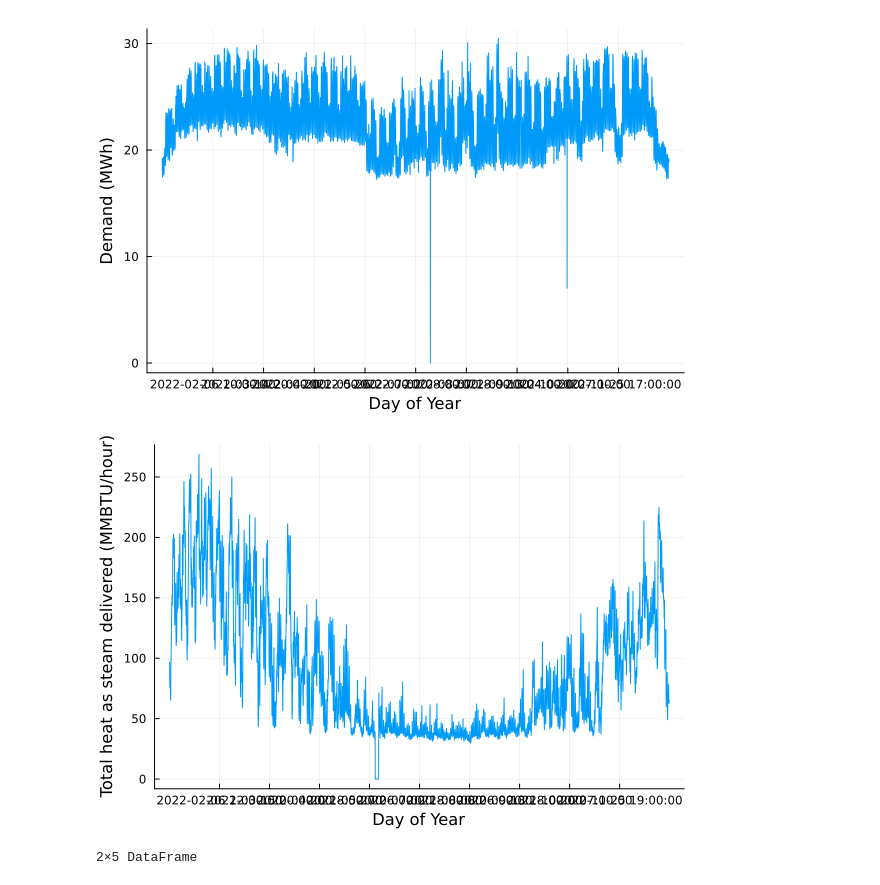
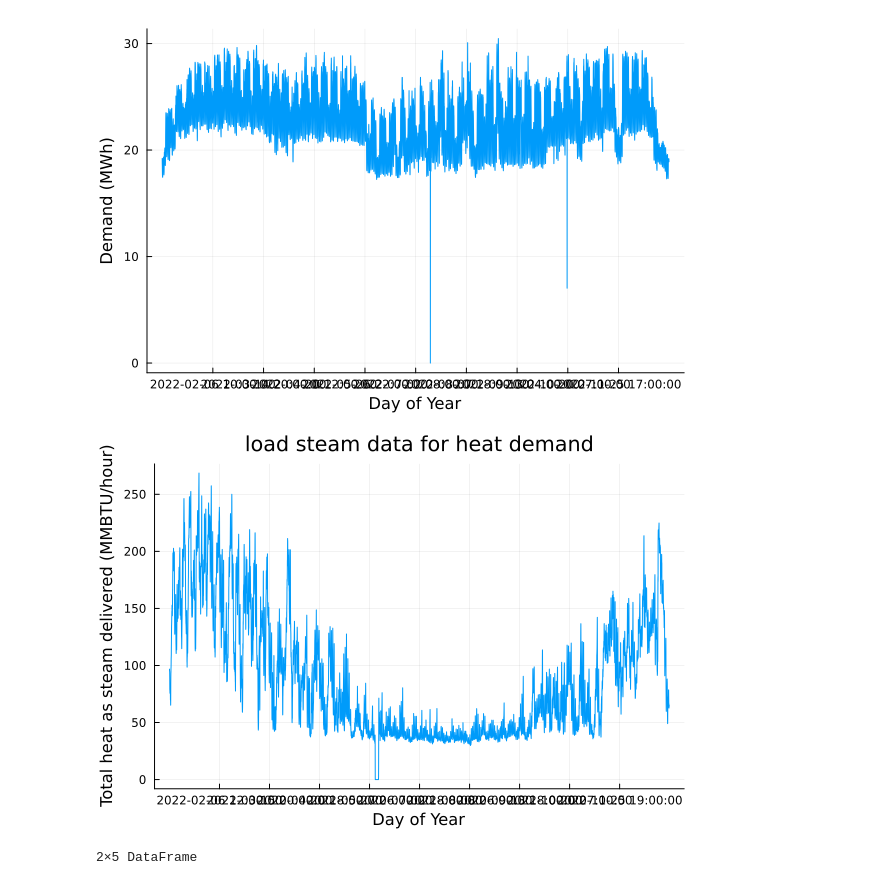
Before and after one commit to BEE4750-FA24/FP-Group6, a Jupyter notebook: Cornell_CHP_Project.ipynb, the cells around one changed output. Drawn from its saved outputs; the diff is of its cells as text; code cells hidden in the pictures.

```diff
--- a/Cornell_CHP_Project.ipynb
+++ b/Cornell_CHP_Project.ipynb
@@ -50,19 +50,19 @@ plot(edemand.Date, edemand.edemand, xlabel="Day of Year", ylabel="Demand (MWh)",
 # %% [output]
 [figure]
 # %%
-# load the data, pull Zone C, and reformat the DataFrame
+# load steam data for heat demand
 CU_hdemand = DataFrame(CSV.File("data/Cornell_steam_data.csv"))
 rename!(CU_hdemand, :"slottime_GMT" => :Date)
 hdemand = CU_hdemand[:, [:Date, :slotavg]]
 rename!(hdemand, :slotavg => :hdemand)
 
 # Converting to units of MMBTU of heat produced (before distribution losses)
 hdemand.hdemand = hdemand.hdemand*0.001194
 # demand[:, :Hour] = 1:nrow(demand)
 
 # plot demand
-plot(hdemand.Date, hdemand.hdemand, xlabel="Day of Year", ylabel="Total heat as steam delivered (MMBTU/hour)", label=:false)
+plot(hdemand.Date, hdemand.hdemand, title="load steam data for heat demand", xlabel="Day of Year", ylabel="Total heat as steam delivered (MMBTU/hour)", label=:false)
 # %% [output]
-[figure, old version]
+[figure, new version]
 # %%
 # Information about different generation and heating sources
```
Also changed, not shown: parts of 23 cells of this notebook.
